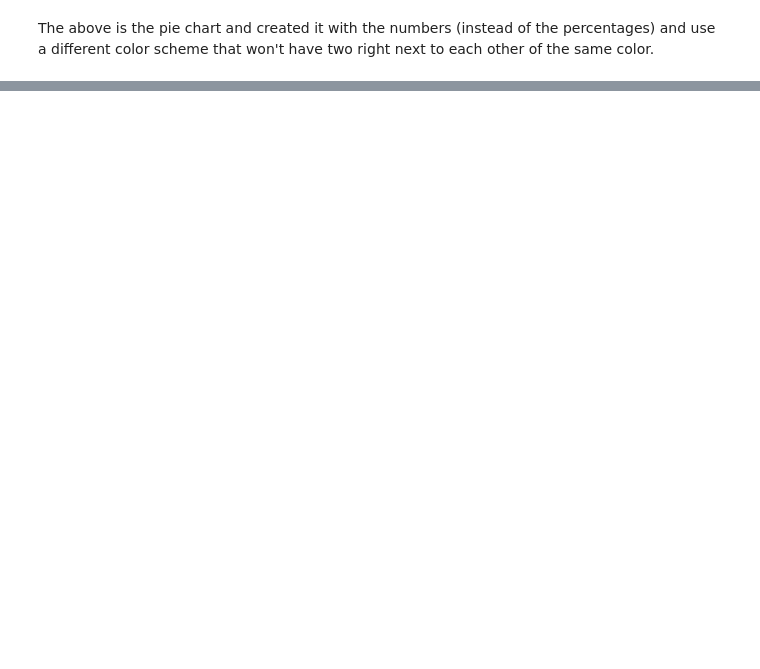
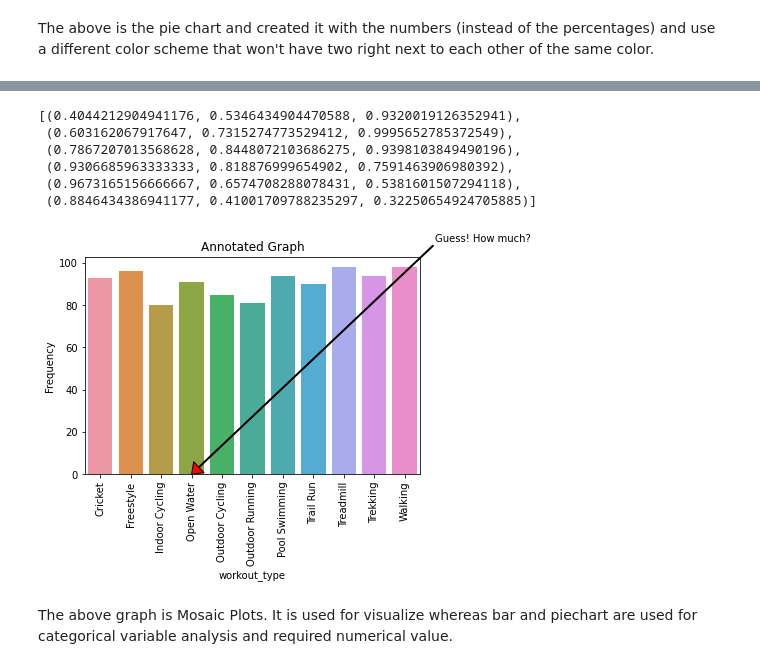
Before and after one commit to bbishal12/Quiz0, a Jupyter notebook: Quiz27_Proportions.ipynb, the cells around one changed output, grey strips where cells are left out. Saved outputs shown, nothing was run; the diff lists cells and outputs as text; code cells hidden in the pictures; blank space fills up the shorter version.

```diff
--- a/Quiz27_Proportions.ipynb
+++ b/Quiz27_Proportions.ipynb
@@ -50,0 +110,24 @@ The above is the pie chart and created it with the numbers (instead of the perce
+# %%
+sns.color_palette('coolwarm')
+# %% [output]
+[(0.4044212904941176, 0.5346434904470588, 0.9320019126352941),
+ (0.603162067917647, 0.7315274773529412, 0.9995652785372549),
+ (0.7867207013568628, 0.8448072103686275, 0.9398103849490196),
+ (0.9306685963333333, 0.818876999654902, 0.7591463906980392),
+ (0.9673165156666667, 0.6574708288078431, 0.5381601507294118),
+ (0.8846434386941177, 0.41001709788235297, 0.32250654924705885)]
+# %%
+ax = sns.barplot( x= df.groupby('workout_type').workout_type.agg('count').index, y = df.groupby('workout_type').workout_type.agg('count'))
+ax.set_xticklabels(ax.get_xticklabels(),rotation = 90)
+ax.annotate("Guess! How much?",
+            xy = [3,0],
+            xytext = [11,110],
+            arrowprops = dict(facecolor = 'red', width = 1, headwidth = 15, headlength = 10))
+ax.set_title('Annotated Graph')
+ax.set_ylabel('Frequency')
+
+plt.show()
+# %% [output]
+[figure, added]
+# %% [markdown]
+The above graph is Mosaic Plots. It is used for visualize whereas bar and piechart are used for categorical variable analysis and required numerical value.
```
Also changed, not shown: parts of 6 cells of this notebook.
